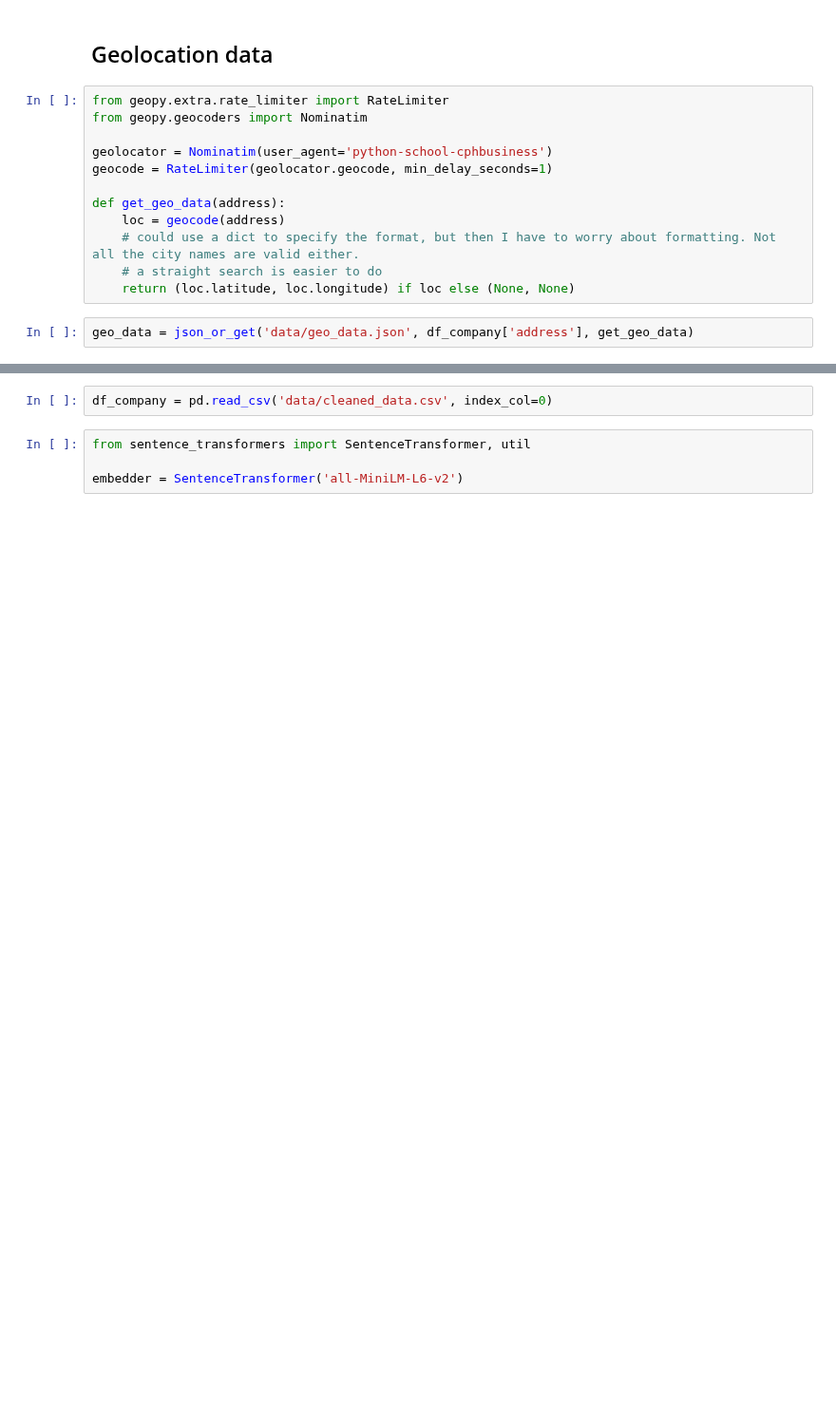
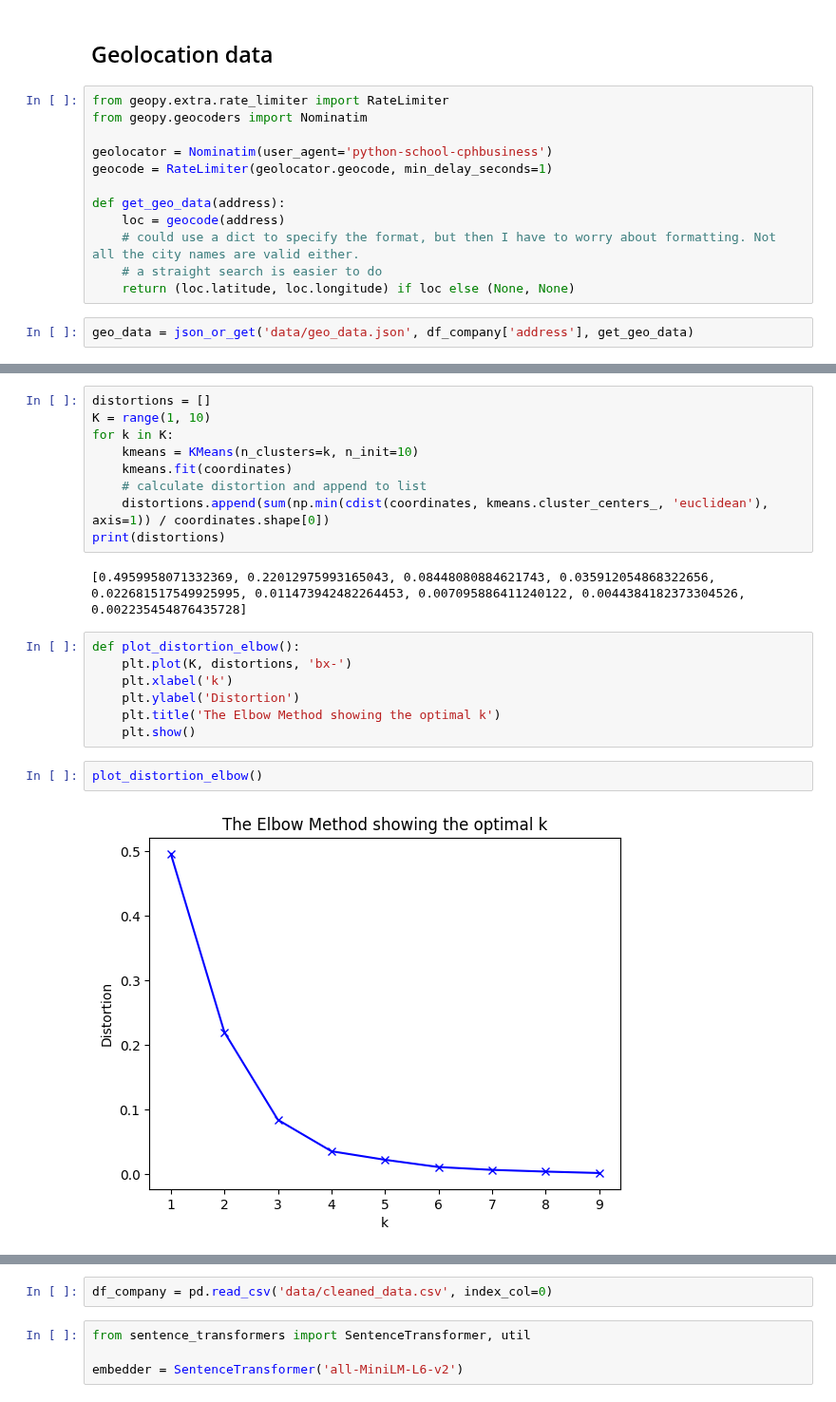
Before and after one commit to KD131/soft-sem1-datascience-sp1, a Jupyter notebook: internship_data.ipynb, the cells around one changed output, grey strips where cells are left out. Shown at 95% size. Saved outputs shown, nothing was run; the diff lists cells and outputs as text; blank space fills up the shorter version.

```diff
--- a/internship_data.ipynb
+++ b/internship_data.ipynb
@@ -273,0 +309,22 @@ m
+# %%
+distortions = []
+K = range(1, 10)
+for k in K:
+    kmeans = KMeans(n_clusters=k, n_init=10)
+    kmeans.fit(coordinates)
+    # calculate distortion and append to list
+    distortions.append(sum(np.min(cdist(coordinates, kmeans.cluster_centers_, 'euclidean'), axis=1)) / coordinates.shape[0])
+print(distortions)
+# %% [output]
+[0.4959958071332369, 0.22012975993165043, 0.08448080884621743, 0.035912054868322656, 0.022681517549925995, 0.011473942482264453, 0.007095886411240122, 0.0044384182373304526, 0.002235454876435728]
+# %%
+def plot_distortion_elbow():
+    plt.plot(K, distortions, 'bx-')
+    plt.xlabel('k')
+    plt.ylabel('Distortion')
+    plt.title('The Elbow Method showing the optimal k')
+    plt.show()
+# %%
+plot_distortion_elbow()
+# %% [output]
+[figure, added]
```
Also changed, not shown: parts of 23 cells of this notebook, 1 other file.
